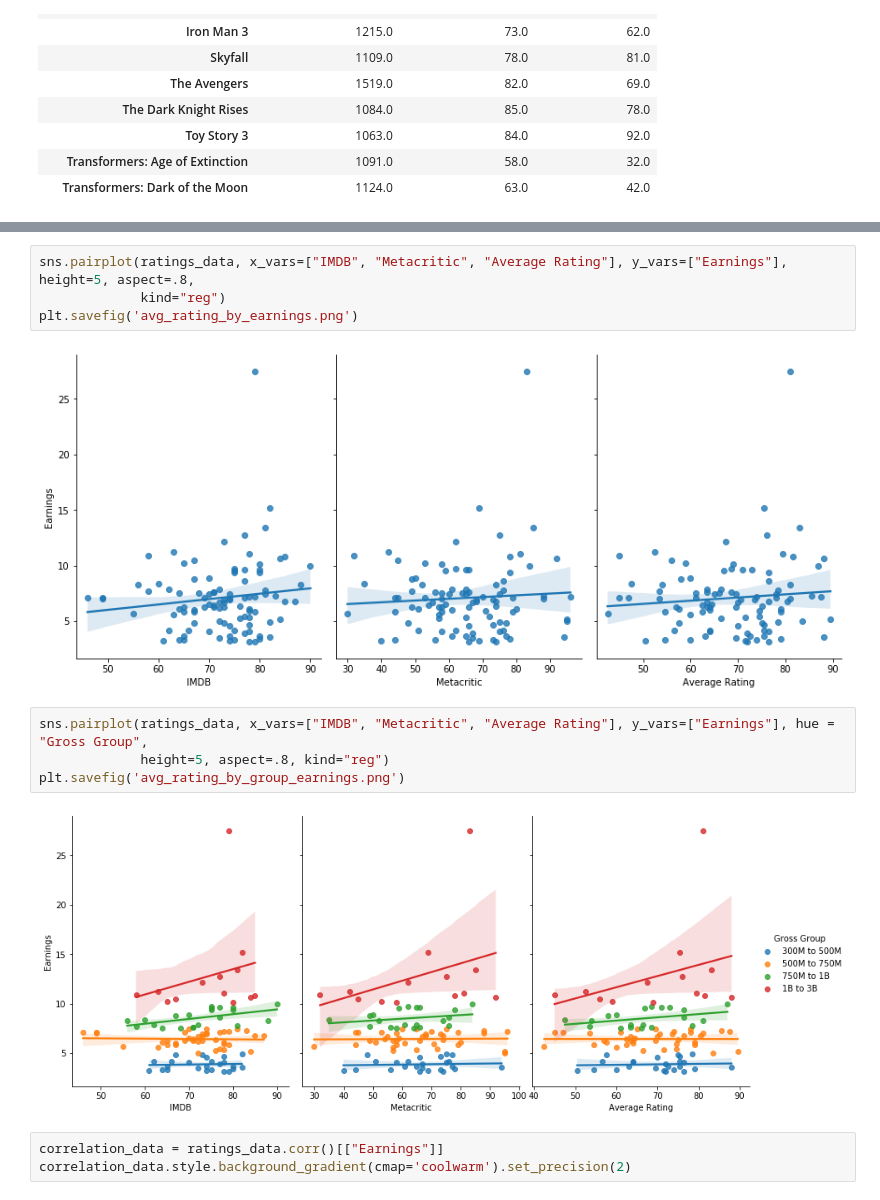
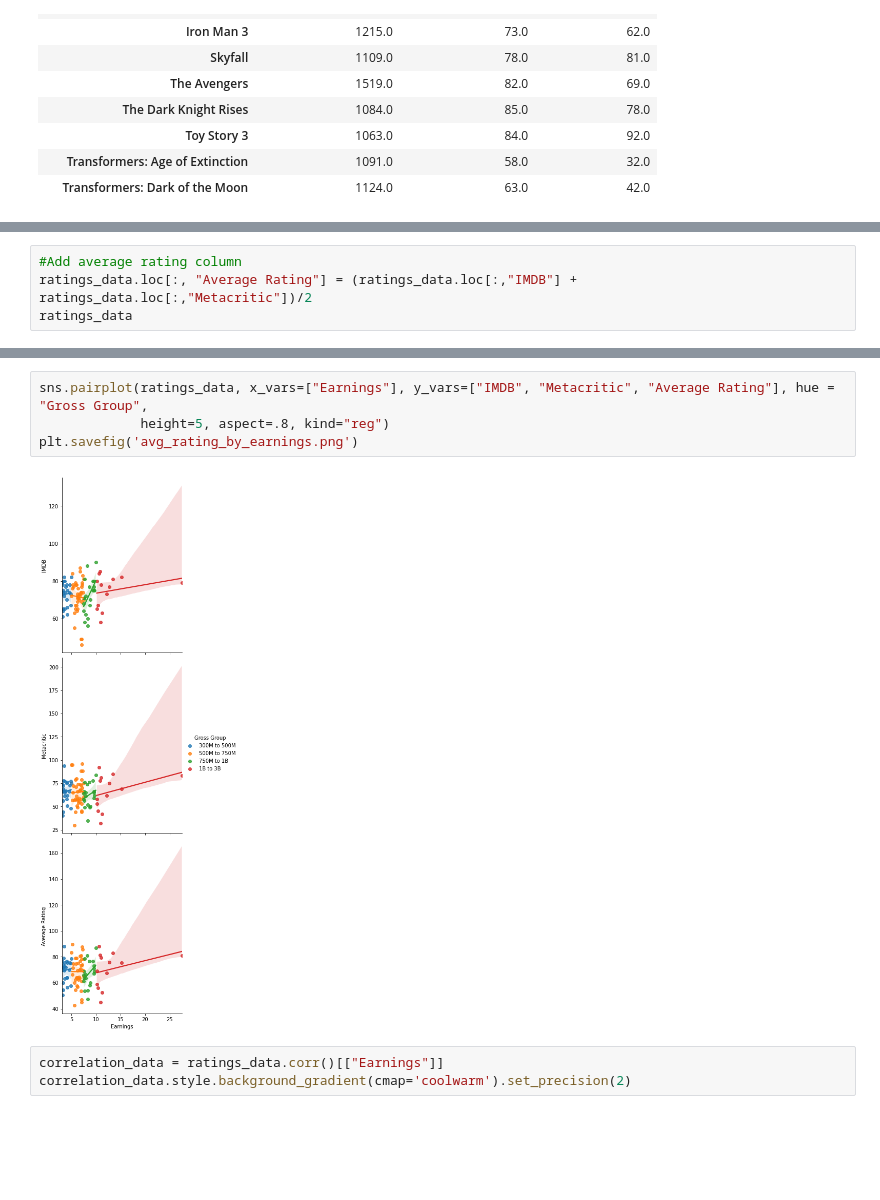
Before and after one commit to marbwhist/first-project, a Jupyter notebook: Main.ipynb, the cells around one changed output, grey strips where cells are left out. Saved outputs shown, nothing was run; the diff lists cells and outputs as text; blank space fills up the shorter version.

```diff
--- a/Main.ipynb
+++ b/Main.ipynb
@@ -423,0 +406,4 @@ ratings_data
+# %%
+#Add average rating column
+ratings_data.loc[:, "Average Rating"] = (ratings_data.loc[:,"IMDB"] + ratings_data.loc[:,"Metacritic"])/2
+ratings_data
@@ -473,15 +472,9 @@ ratings_data
 # %%
-sns.pairplot(ratings_data, x_vars=["IMDB", "Metacritic", "Average Rating"], y_vars=["Earnings"], height=5, aspect=.8,
-             kind="reg")
+sns.pairplot(ratings_data, x_vars=["Earnings"], y_vars=["IMDB", "Metacritic", "Average Rating"], hue = "Gross Group",
+             height=5, aspect=.8, kind="reg")
 plt.savefig('avg_rating_by_earnings.png')
 # %% [output]
-[figure, old version]
+[figure, new version]
-# %%
-sns.pairplot(ratings_data, x_vars=["IMDB", "Metacritic", "Average Rating"], y_vars=["Earnings"], hue = "Gross Group",
-             height=5, aspect=.8, kind="reg")
-plt.savefig('avg_rating_by_group_earnings.png')
-# %% [output]
-[figure, removed]
 # %%
 correlation_data = ratings_data.corr()[["Earnings"]]
 correlation_data.style.background_gradient(cmap='coolwarm').set_precision(2)
```
Also changed, not shown: parts of 19 cells of this notebook, 9 other files.
